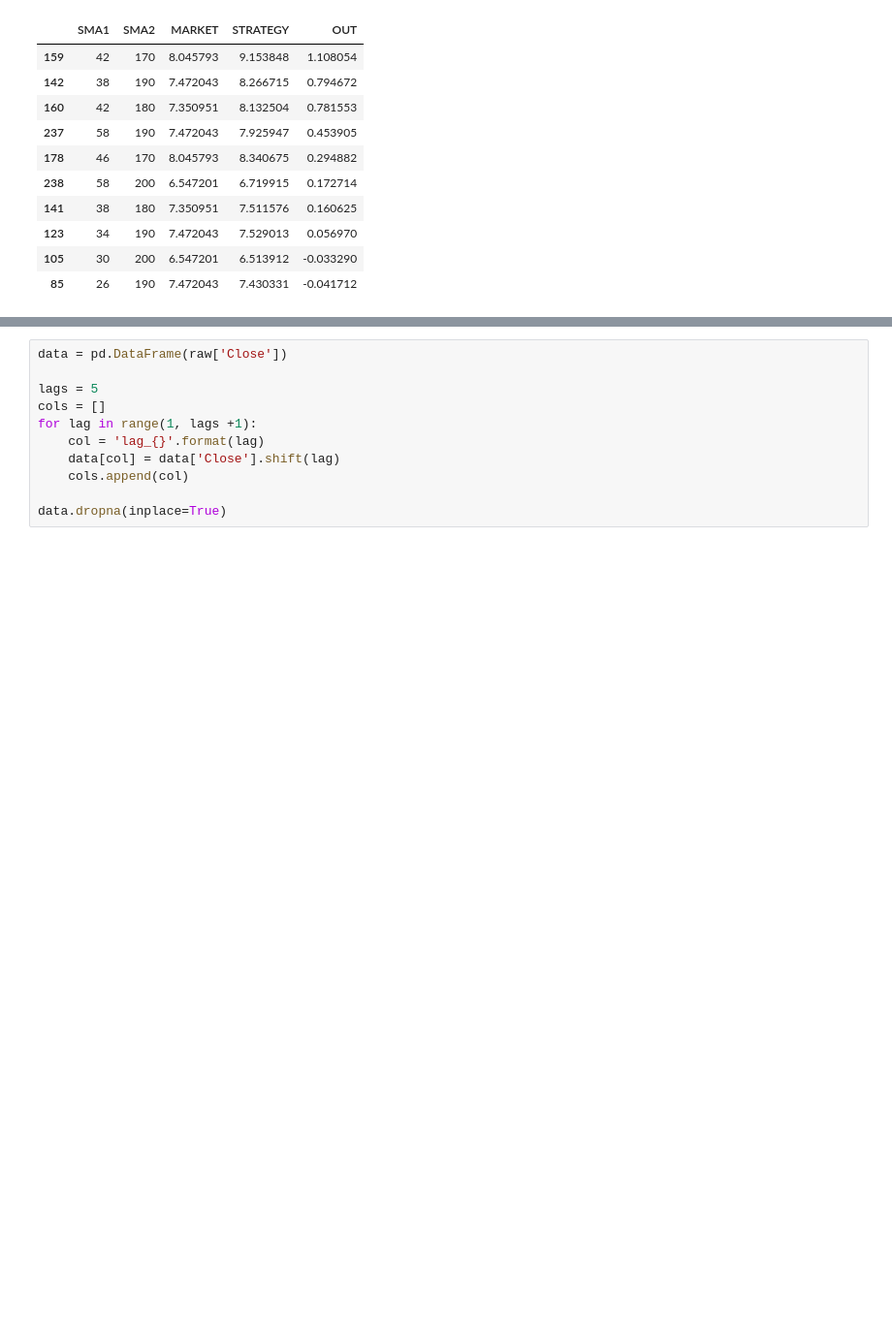
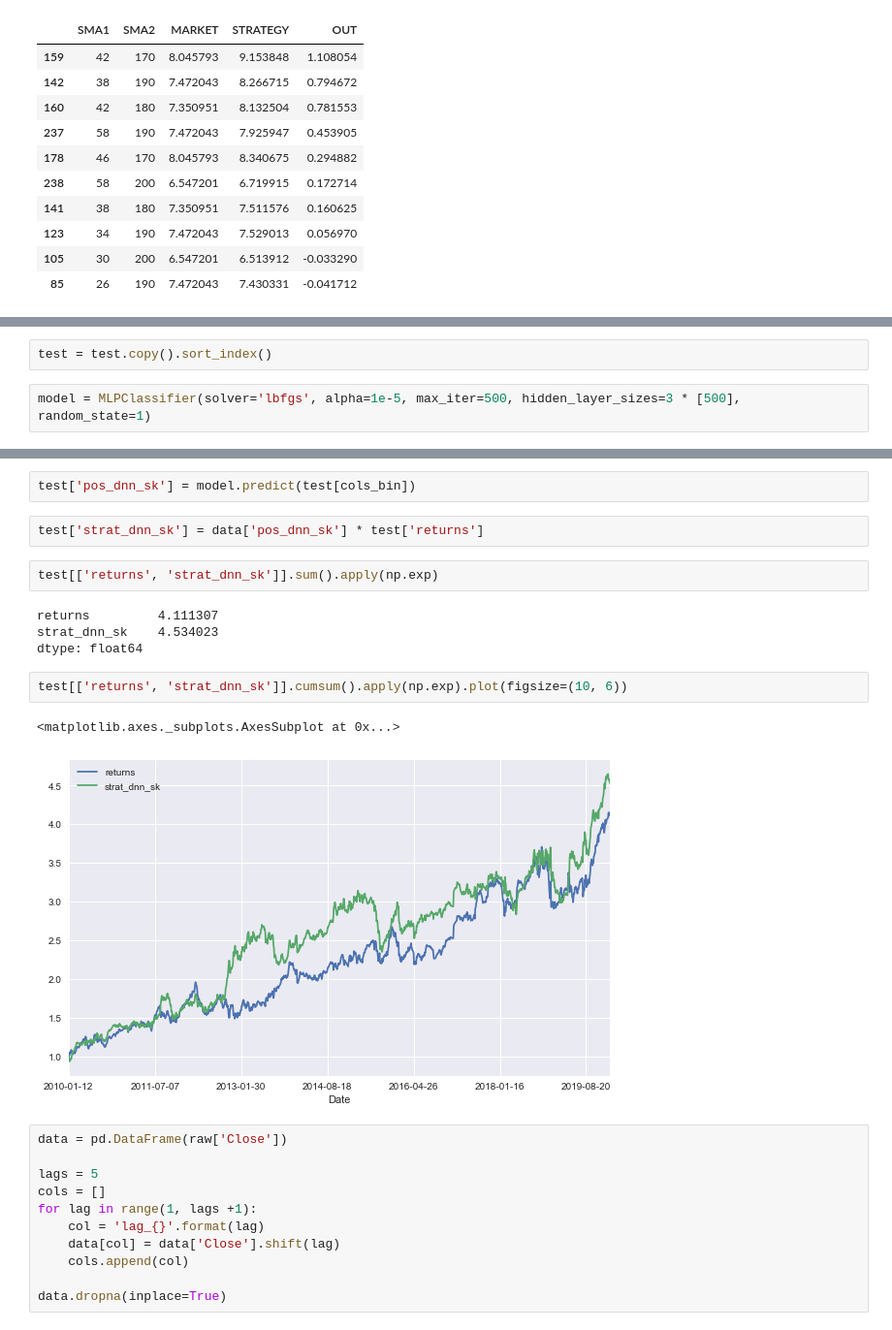
Before and after one commit to mikesturm2001/PythonFinance, a Jupyter notebook: Algo Trading.ipynb, the cells around one changed output, grey strips where cells are left out. Shown at 97% size. Saved outputs shown, nothing was run; the diff lists cells and outputs as text; blank space fills up the shorter version.

```diff
--- a/Algo Trading.ipynb
+++ b/Algo Trading.ipynb
@@ -167,0 +245,4 @@ results.sort_values('OUT', ascending=False).head(10)
+# %%
+test = test.copy().sort_index()
+# %%
+model = MLPClassifier(solver='lbfgs', alpha=1e-5, max_iter=500, hidden_layer_sizes=3 * [500], random_state=1)
@@ -168,3 +260,18 @@ results.sort_values('OUT', ascending=False).head(10)
+# %%
+test['pos_dnn_sk'] = model.predict(test[cols_bin])
+# %%
+test['strat_dnn_sk'] = data['pos_dnn_sk'] * test['returns']
+# %%
+test[['returns', 'strat_dnn_sk']].sum().apply(np.exp)
+# %% [output]
+returns         4.111307
+strat_dnn_sk    4.534023
+dtype: float64
+# %%
+test[['returns', 'strat_dnn_sk']].cumsum().apply(np.exp).plot(figsize=(10, 6))
+# %% [output]
+<matplotlib.axes._subplots.AxesSubplot at 0x...>
+[figure, added]
 # %%
 data = pd.DataFrame(raw['Close'])
 
```
Also changed, not shown: parts of 20 cells of this notebook.
